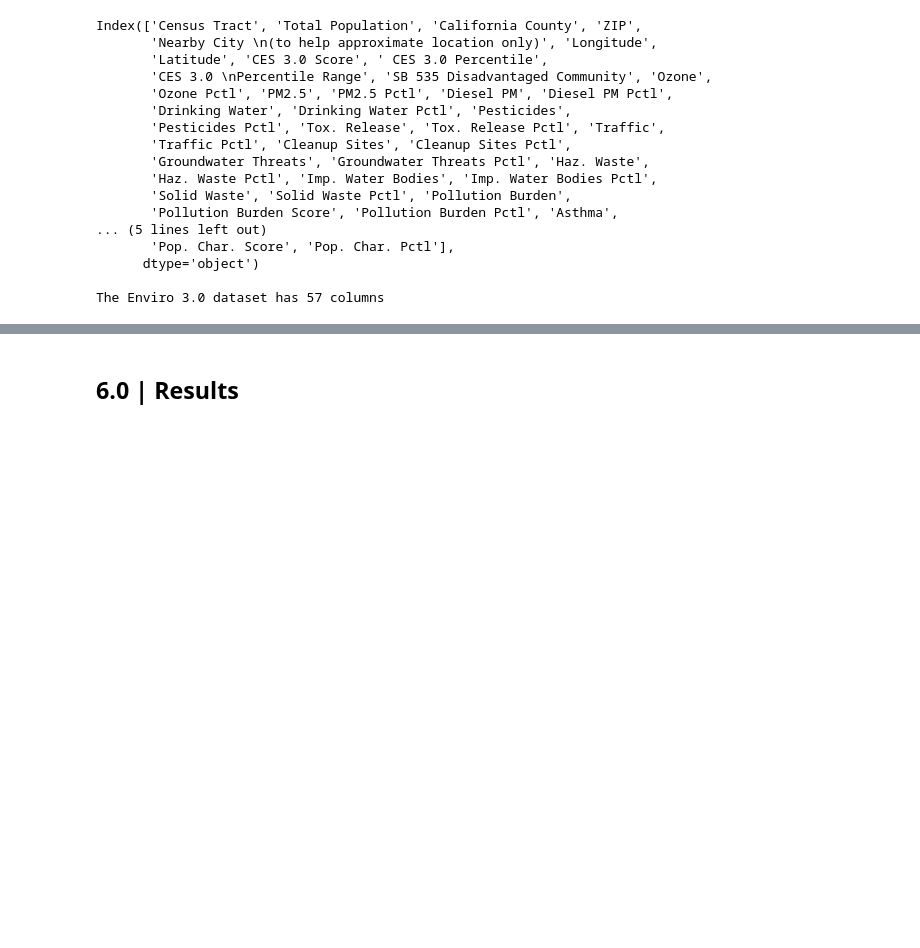
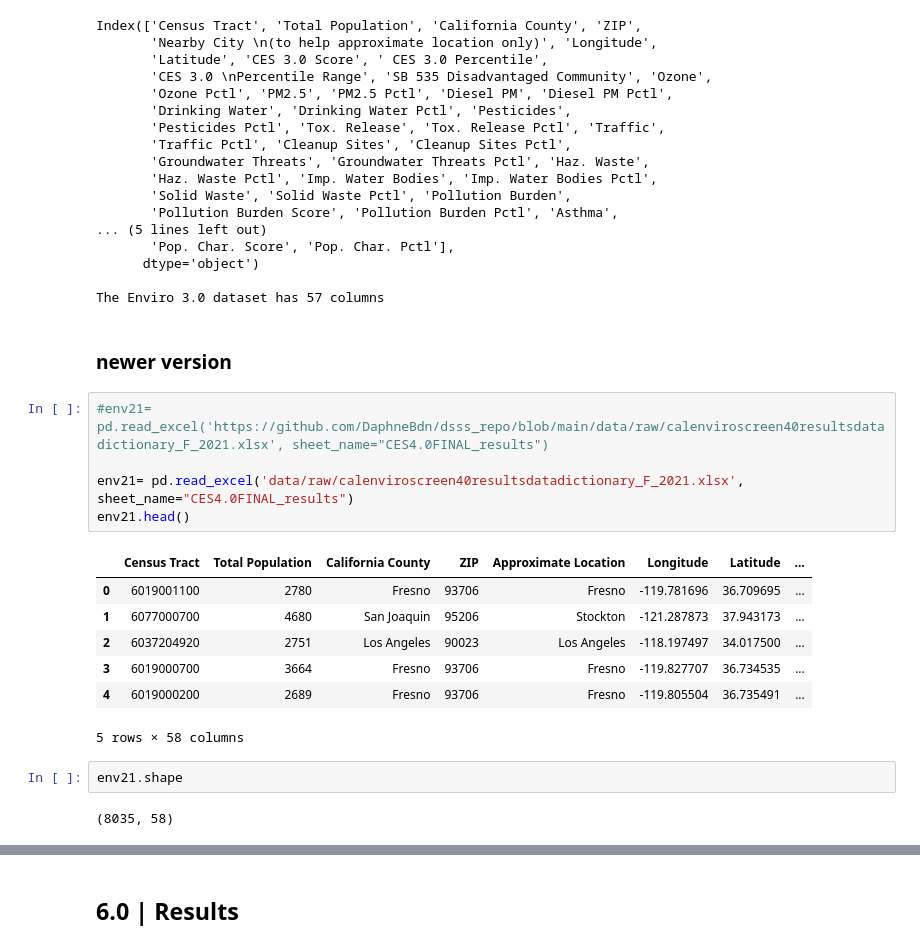
Before and after one commit to DaphneBdn/dsss_repo, a Jupyter notebook: CASA0006_Assessment_DB.ipynb, the cells around one changed output, grey strips where cells are left out. Saved outputs shown, nothing was run; the diff lists cells and outputs as text; blank space fills up the shorter version.

```diff
--- a/CASA0006_Assessment_DB.ipynb
+++ b/CASA0006_Assessment_DB.ipynb
@@ -318,3 +387,22 @@ Index(['Census Tract', 'Total Population', 'California County', 'ZIP',
       dtype='object')
 
 The Enviro 3.0 dataset has 57 columns
+# %% [markdown]
+### newer version
+# %%
+#env21= pd.read_excel('https://github.com/DaphneBdn/dsss_repo/blob/main/data/raw/calenviroscreen40resultsdatadictionary_F_2021.xlsx', sheet_name="CES4.0FINAL_results")
+
+env21= pd.read_excel('data/raw/calenviroscreen40resultsdatadictionary_F_2021.xlsx', sheet_name="CES4.0FINAL_results")
+env21.head()
+# %% [output]
+|  | Census Tract | Total Population | California County | ZIP | Approximate Location | Longitude | Latitude | ... |
+| 0 | 6019001100 | 2780 | Fresno | 93706 | Fresno | -119.781696 | 36.709695 | ... |
+| 1 | 6077000700 | 4680 | San Joaquin | 95206 | Stockton | -121.287873 | 37.943173 | ... |
+| 2 | 6037204920 | 2751 | Los Angeles | 90023 | Los Angeles | -118.197497 | 34.017500 | ... |
+| 3 | 6019000700 | 3664 | Fresno | 93706 | Fresno | -119.827707 | 36.734535 | ... |
+| 4 | 6019000200 | 2689 | Fresno | 93706 | Fresno | -119.805504 | 36.735491 | ... |
+5 rows × 58 columns
+# %%
+env21.shape
+# %% [output]
+(8035, 58)
```
Also changed, not shown: parts of 24 cells of this notebook, 4 other files.
